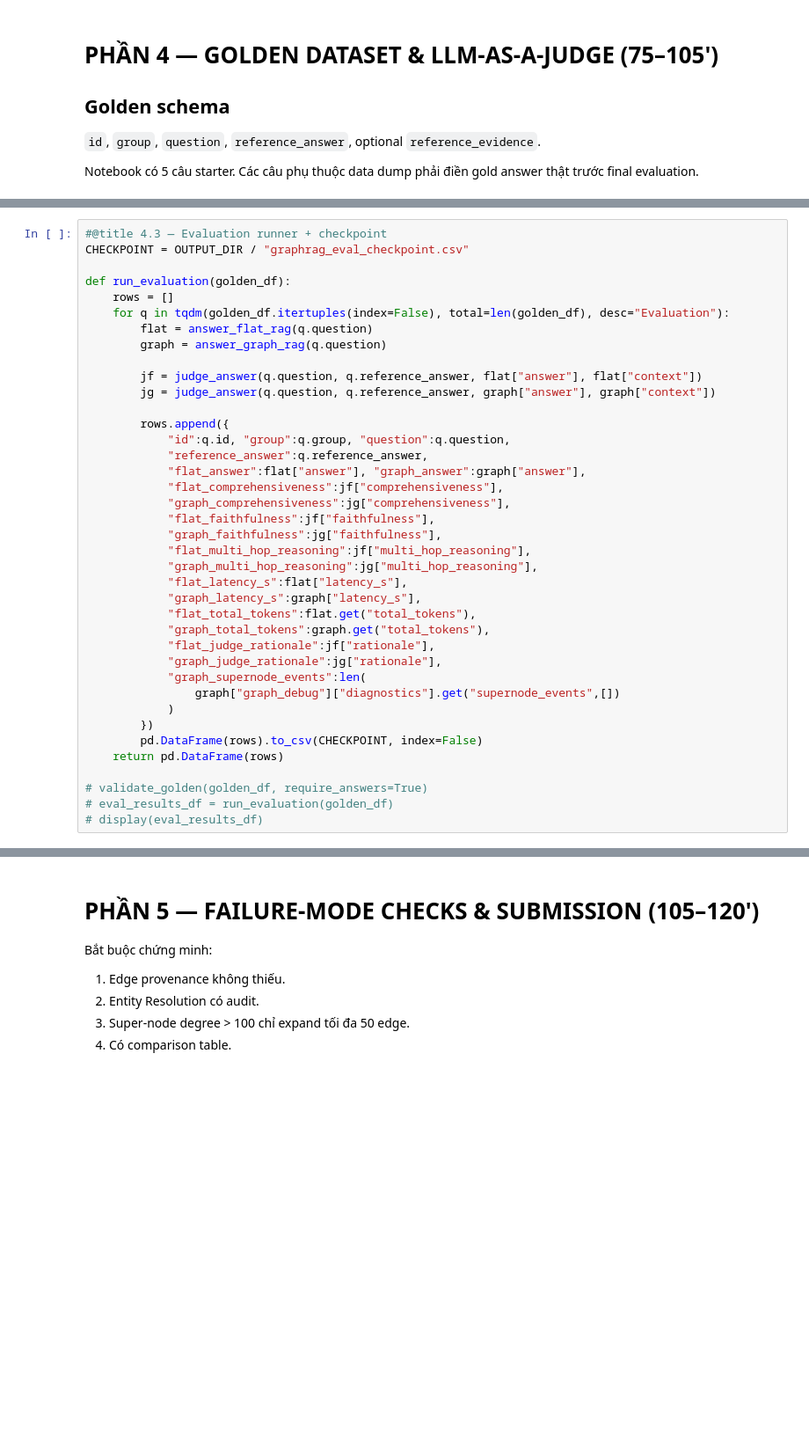
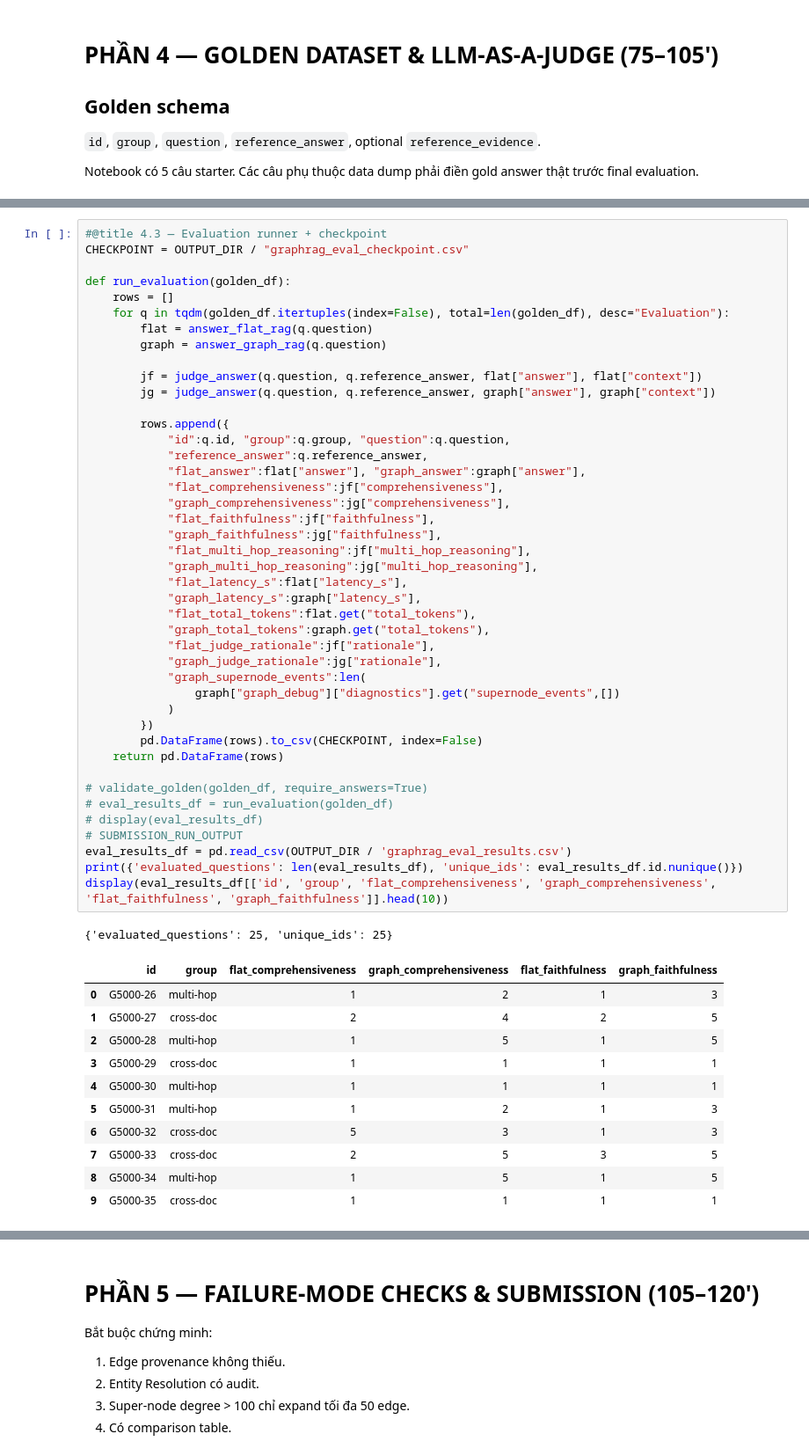
Before and after one commit to quangdao2k5/Day19-2A202601014-DaoKieuThinhQuang, a Jupyter notebook: Day19_GraphRAG_vs_FlatRAG_Production_Lab_Guide.ipynb, the cells around one changed output, grey strips where cells are left out. Shown at 88% size. Saved outputs shown, nothing was run; the diff lists cells and outputs as text; blank space fills up the shorter version.

```diff
--- a/Day19_GraphRAG_vs_FlatRAG_Production_Lab_Guide.ipynb
+++ b/Day19_GraphRAG_vs_FlatRAG_Production_Lab_Guide.ipynb
@@ -1343,33 +1494,50 @@ def run_evaluation(golden_df):
 
         jf = judge_answer(q.question, q.reference_answer, flat["answer"], flat["context"])
         jg = judge_answer(q.question, q.reference_answer, graph["answer"], graph["context"])
 
         rows.append({
             "id":q.id, "group":q.group, "question":q.question,
             "reference_answer":q.reference_answer,
             "flat_answer":flat["answer"], "graph_answer":graph["answer"],
             "flat_comprehensiveness":jf["comprehensiveness"],
             "graph_comprehensiveness":jg["comprehensiveness"],
             "flat_faithfulness":jf["faithfulness"],
             "graph_faithfulness":jg["faithfulness"],
             "flat_multi_hop_reasoning":jf["multi_hop_reasoning"],
             "graph_multi_hop_reasoning":jg["multi_hop_reasoning"],
             "flat_latency_s":flat["latency_s"],
             "graph_latency_s":graph["latency_s"],
             "flat_total_tokens":flat.get("total_tokens"),
             "graph_total_tokens":graph.get("total_tokens"),
             "flat_judge_rationale":jf["rationale"],
             "graph_judge_rationale":jg["rationale"],
             "graph_supernode_events":len(
                 graph["graph_debug"]["diagnostics"].get("supernode_events",[])
             )
         })
         pd.DataFrame(rows).to_csv(CHECKPOINT, index=False)
     return pd.DataFrame(rows)
 
 # validate_golden(golden_df, require_answers=True)
 # eval_results_df = run_evaluation(golden_df)
 # display(eval_results_df)
+# SUBMISSION_RUN_OUTPUT
+eval_results_df = pd.read_csv(OUTPUT_DIR / 'graphrag_eval_results.csv')
+print({'evaluated_questions': len(eval_results_df), 'unique_ids': eval_results_df.id.nunique()})
+display(eval_results_df[['id', 'group', 'flat_comprehensiveness', 'graph_comprehensiveness', 'flat_faithfulness', 'graph_faithfulness']].head(10))
+# %% [output]
+{'evaluated_questions': 25, 'unique_ids': 25}
+|  | id | group | flat_comprehensiveness | graph_comprehensiveness | flat_faithfulness | graph_faithfulness |
+| 0 | G5000-26 | multi-hop | 1 | 2 | 1 | 3 |
+| 1 | G5000-27 | cross-doc | 2 | 4 | 2 | 5 |
+| 2 | G5000-28 | multi-hop | 1 | 5 | 1 | 5 |
+| 3 | G5000-29 | cross-doc | 1 | 1 | 1 | 1 |
+| 4 | G5000-30 | multi-hop | 1 | 1 | 1 | 1 |
+| 5 | G5000-31 | multi-hop | 1 | 2 | 1 | 3 |
+| 6 | G5000-32 | cross-doc | 5 | 3 | 1 | 3 |
+| 7 | G5000-33 | cross-doc | 2 | 5 | 3 | 5 |
+| 8 | G5000-34 | multi-hop | 1 | 5 | 1 | 5 |
+| 9 | G5000-35 | cross-doc | 1 | 1 | 1 | 1 |
 # %%
 #@title 4.4 — Comparison table + export
 def comparison_table(eval_df):
```
Also changed, not shown: parts of 26 cells of this notebook, 1 other file.
